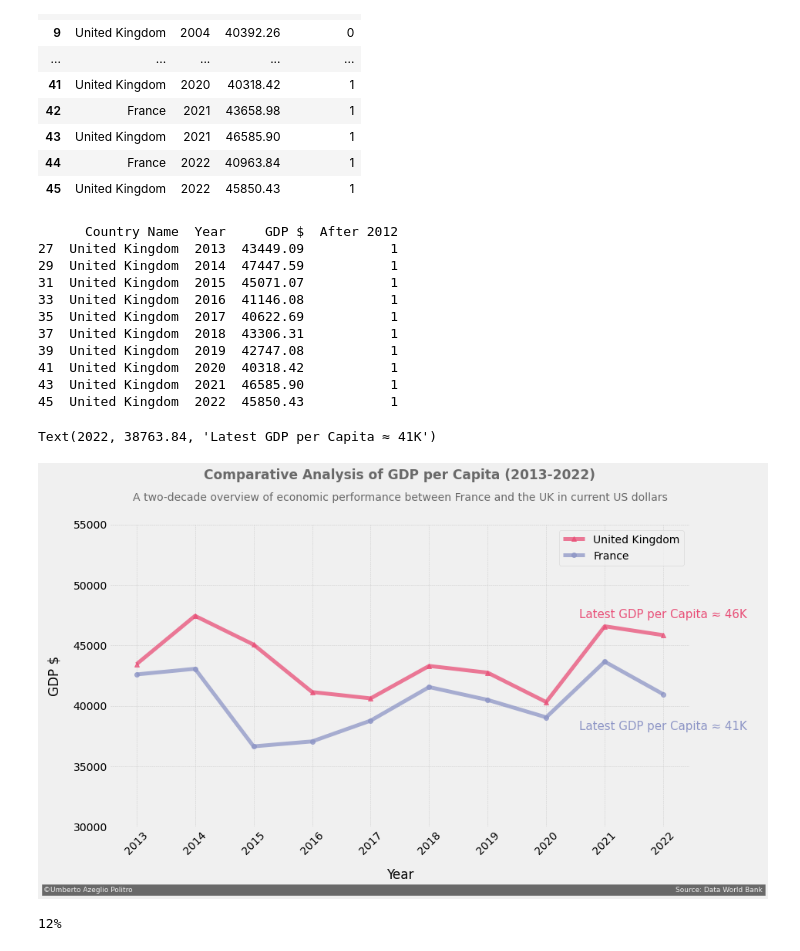
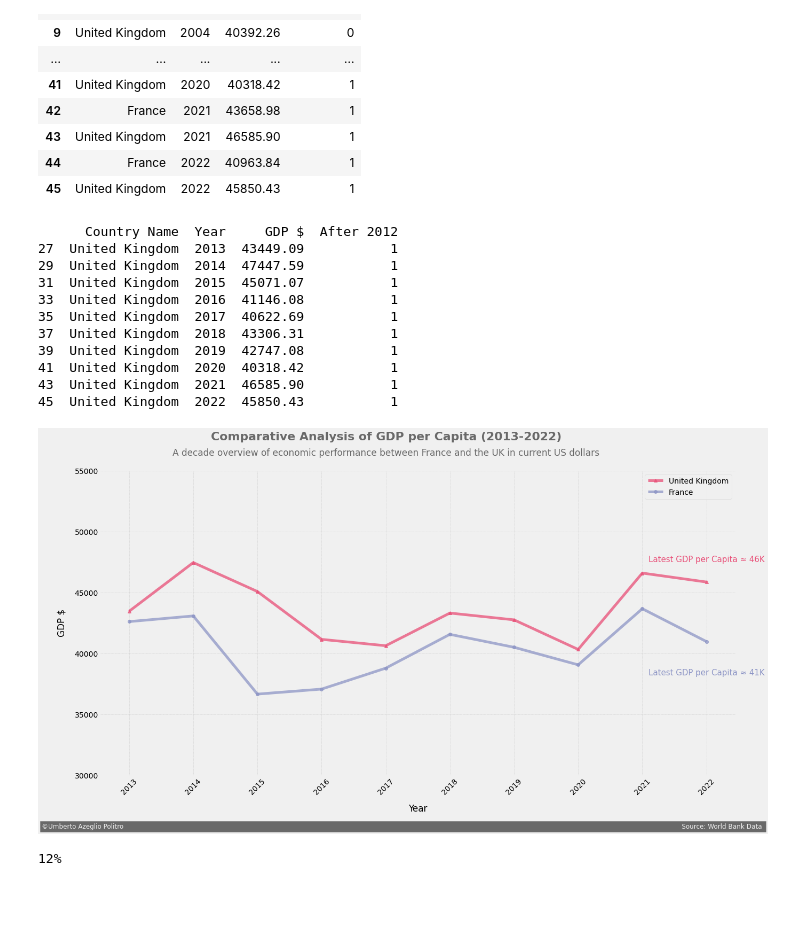
Before and after one commit to uAzeglio/France_vs_UK, a Jupyter notebook: France vs UK matplotlib excercise.ipynb, the cells around one changed output. Drawn from its saved outputs; the diff is of its cells as text; code cells hidden in the pictures; blank space fills up the shorter version.

```diff
--- a/France vs UK matplotlib excercise.ipynb
+++ b/France vs UK matplotlib excercise.ipynb
@@ -72,11 +74,11 @@ print("Difference in % of the average hours worked in 2022: ", percentage_differ
 UK workers work on average  88.69  hours more than French workers in 2022
 Difference in % of the average hours worked in 2022:  6.213184820385658 %
 # %%
-happiness_index = pd.read_excel(r"C:\Users\umber\my_datasets\France vs UK\World Happiness Index by Reports 2013-2023.xlsx",engine='openpyxl')
+happiness_index = pd.read_excel(r"C:\Users\umber\OneDrive\Documents\GitHub\France_vs_UK\World Happiness Index by Reports 2013-2023.xlsx",engine='openpyxl')
 happiness_fr_uk = happiness_index[(happiness_index["Country"] == "France") | (happiness_index["Country"] == "UK")]
 happiness_fr = happiness_index[(happiness_index["Country"] == "France")]
 happiness_uk = happiness_index[(happiness_index["Country"] == "United Kingdom")]
-fig, ax = plt.subplots(figsize = (12,8))
+fig, ax = plt.subplots(figsize = (19, 11))
 spines = ["top", "left", "bottom", "right"]
 for spine in spines:
     ax.spines[spine].set_visible(False)
@@ -97,7 +99,7 @@ max_year_uk = happiness_uk.loc[happiness_uk["Rank"] == max_uk, "Year"].iloc[0]
              #arrowprops=dict(arrowstyle="->", lw=1))
 
 ax.text(max_year_fr, max_fr + 1, f'Best France Rank\n{max_fr}', ha='center', va='top', fontsize=11, color="#8D95C6")
-ax.text(max_year_uk - 0.17, max_uk + 1.6, f'Best UK Rank\n{max_uk}', ha='center', va='top', fontsize=11, color="#E94E77")
+ax.text(max_year_uk - 0.19, max_uk + 1.6, f'Best UK Rank\n{max_uk}', ha='center', va='top', fontsize=11, color="#E94E77")
 
 plt.grid(True, which='both', linestyle='--', linewidth=0.5)
 ax.invert_yaxis()
@@ -112,17 +114,21 @@ plt.legend()
 #fig.set_facecolor('#fafafa')
 #ax.set_facecolor('#fafafa')
 # Adjust the bottom margin of the figure to create space for the text
-plt.subplots_adjust(bottom=0.2)
+plt.subplots_adjust(bottom=0.16)
 
 # Add the text to the bottom left of the figure
-fig.text(-0.02, 0.05, '©Umberto Azeglio Politro' + ' '*245 + 'Source: Data World Bank',
+fig.text(0, 0.03, '©Umberto Azeglio Politro' + ' '*260 + 'Source: World Bank Data ',
          color='#f0f0f0', backgroundcolor="#696969",
-         size=9, ha='left', va='bottom')
+         size=12, ha='left', va='bottom')
 
 
 #ax.grid(visible = False)
-ax.text(0.5, 1.15, "World Happiness Index Ranking (2013-2023)", transform=ax.transAxes, size=17, weight='bold', ha="center", color = "#696969")
-ax.text(0.5, 1.08, "Comparing France and UK over the years", transform=ax.transAxes, size=14, ha="center", color = "#696969")
+ax.text(0.46, 1.10, "World Happiness Index Ranking (2013-2023)", transform=ax.transAxes, size=22, weight='bold', ha="center", color = "#696969")
+ax.text(0.46, 1.05, "Comparing France and UK Happiness Index Rankings Over the Years", transform=ax.transAxes, size=17, ha="center", color = "#696969")
 #plt.title("World Happiness Index Rank (2013-2023)", size = 16, weight = "bold",pad=20, loc='center')
 #ax.text(0.01, 0.05, "World Happiness Index Rank (2013-2023)", size=17, weight='bold')
+
+
+
+plt.savefig("World happiness index Ranking", dpi=100, bbox_inches='tight')
 # %% [output]
@@ -131,5 +136,5 @@ Text(0.5, 1.08, 'Comparing France and UK over the years')
 # %%
-gdp_df = pd.read_csv(r"C:\Users\umber\my_datasets\France vs UK\GDP Uk vs France\163b9e90-aa74-48e6-91e2-d3a53b7c16a4_Series - Metadata.csv", encoding = "utf8")
+gdp_df = pd.read_csv(r"C:\Users\umber\OneDrive\Documents\GitHub\France_vs_UK\163b9e90-aa74-48e6-91e2-d3a53b7c16a4_Series - Metadata.csv", encoding = "utf8")
 print(gdp_df)
 year_columns_mapping = {f"{year} [YR{year}]": str(year) for year in range(2000, 2023)}
 gdp_df = gdp_df[0:2]
@@ -186,7 +191,7 @@ uk_latest_gdp = gdp_uk.loc[gdp_uk["Year"] == uk_latest_year, "GDP $"].iloc[0]
 fr_latest_year = max(gdp_fr["Year"])
 fr_latest_gdp = gdp_fr.loc[gdp_fr["Year"] == fr_latest_year, "GDP $"].iloc[0]
 print(gdp_uk)
-fig, ax = plt.subplots(figsize = (12,8))
+fig, ax = plt.subplots(figsize = (19, 11))
 spines = ["top", "left", "bottom", "right"]
 for spine in spines:
     ax.spines[spine].set_visible(False)
@@ -205,40 +210,41 @@ ax.set_ylabel("GDP $", labelpad=15)
 ax.set_xticks(range(2013, 2023))
 #years_after_2012 = gdp_uk.loc[gdp_uk["After 2012"] == 1, "Year"]
 #ax.set_xticks(years_after_2012)
 
 ax.set_ylim(30000, 55000)
 plt.legend()
 #fig.set_facecolor('#fafafa')
 #ax.set_facecolor('#fafafa')
 # Adjust the bottom margin of the figure to create space for the text
-plt.subplots_adjust(bottom=0.2)
+plt.subplots_adjust(bottom=0.16)
 
 # Add the text to the bottom left of the figure
-fig.text(-0.02, 0.05, '©Umberto Azeglio Politro' + ' '*245 + 'Source: Data World Bank',
+fig.text(0, 0.03, '©Umberto Azeglio Politro' + ' '*270 + 'Source: World Bank Data ',
          color='#f0f0f0', backgroundcolor="#696969",
-         size=9, ha='left', va='bottom')
+         size=12, ha='left', va='bottom')
 
 #ax.grid(visible = False)
-ax.text(0.5, 1.15, "Comparative Analysis of GDP per Capita (2013-2022)", transform=ax.transAxes, size=17, weight='bold', ha="center", color = "#696969")
-ax.text(0.5, 1.08, "A two-decade overview of economic performance between France and the UK in current US dollars", transform=ax.transAxes, size=14, ha="center", color ="#696969")
+ax.text(0.45, 1.10, "Comparative Analysis of GDP per Capita (2013-2022)", transform=ax.transAxes, size=22, weight='bold', ha="center", color = "#696969")
+ax.text(0.45, 1.05, "A decade overview of economic performance between France and the UK in current US dollars", transform=ax.transAxes, size=17, ha="center", color ="#696969")
 ax.text(uk_latest_year, uk_latest_gdp +2200,f"Latest GDP per Capita ≈ {round(uk_latest_gdp/1000)}K", ha='center', va='top', fontsize=15, color="#E94E77")
 ax.text(fr_latest_year, fr_latest_gdp -2200,f"Latest GDP per Capita ≈ {round(fr_latest_gdp/1000)}K", ha='center', va='top', fontsize=15, color="#8D95C6")
 #plt.title("World Happiness Index Rank (2013-2023)", size = 16, weight = "bold",pad=20, loc='center')
 #ax.text(0.01, 0.05, "World Happiness Index Rank (2013-2023)", size=17, weight='bold')
+
+plt.savefig("GDP Analysis", dpi=100, bbox_inches='tight')
 # %% [output]
       Country Name  Year     GDP $  After 2012
 27  United Kingdom  2013  43449.09           1
 29  United Kingdom  2014  47447.59           1
 31  United Kingdom  2015  45071.07           1
 33  United Kingdom  2016  41146.08           1
 35  United Kingdom  2017  40622.69           1
 37  United Kingdom  2018  43306.31           1
 39  United Kingdom  2019  42747.08           1
 41  United Kingdom  2020  40318.42           1
 43  United Kingdom  2021  46585.90           1
 45  United Kingdom  2022  45850.43           1
-Text(2022, 38763.84, 'Latest GDP per Capita ≈ 41K')
-[figure, old version]
+[figure, new version]
 # %%
 percentage_difference_GDP = str(round(((uk_latest_gdp - fr_latest_gdp) / fr_latest_gdp) * 100)) + "%"
 print(percentage_difference_GDP)
```
Also changed, not shown: parts of 8 cells of this notebook.
